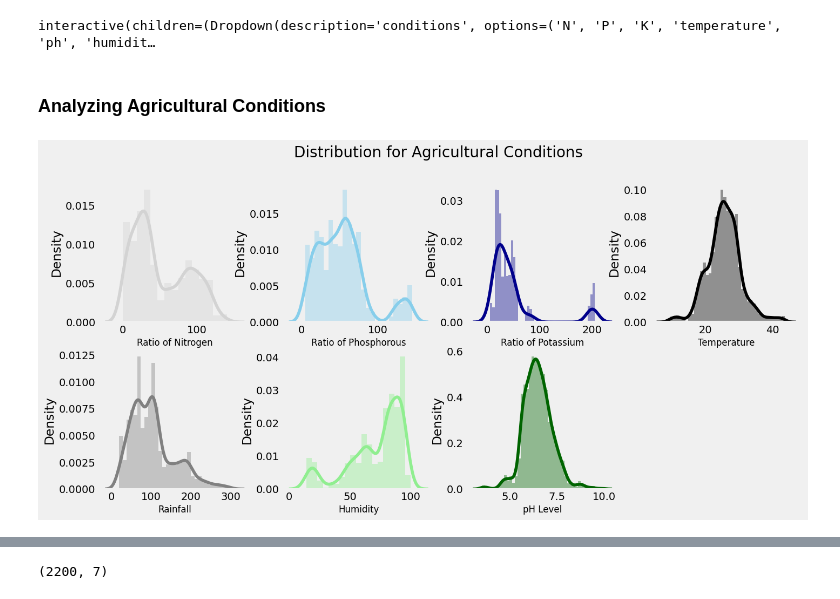
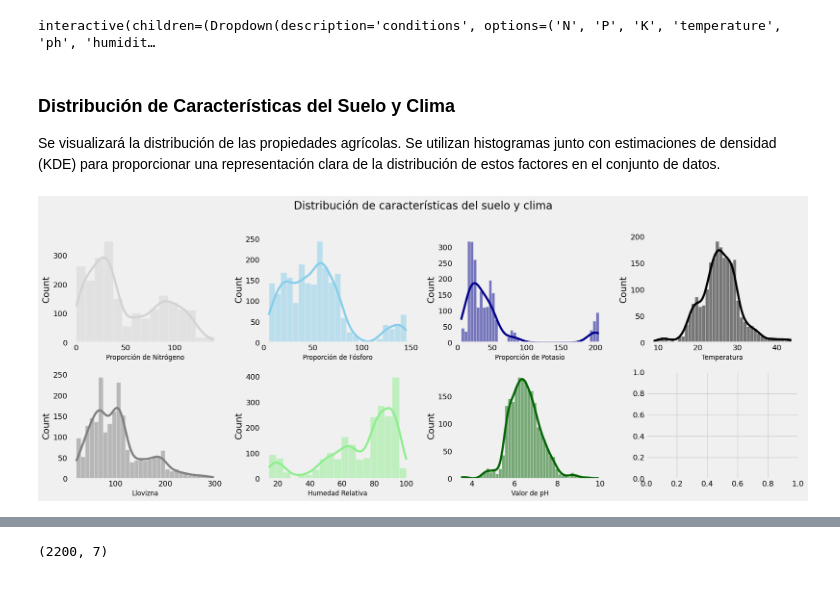
Before and after one commit to rodrigobarbaedu/scaling-umbrella, a Jupyter notebook: crop-analysis-clustering-and-prediction.ipynb, the cells around one changed output, grey strips where cells are left out. Drawn from its saved outputs; the diff is of its cells as text; code cells hidden in the pictures.

```diff
--- a/crop-analysis-clustering-and-prediction.ipynb
+++ b/crop-analysis-clustering-and-prediction.ipynb
@@ -184,51 +360,60 @@ def compare(conditions = ['N','P','K','temperature','ph','humidity','rainfall'])
 # %% [output]
 interactive(children=(Dropdown(description='conditions', options=('N', 'P', 'K', 'temperature', 'ph', 'humidit…
 # %% [markdown]
-### Analyzing Agricultural Conditions
+### **Distribución de Características del Suelo y Clima**
+
+Se visualizará la distribución de las propiedades agrícolas. Se utilizan histogramas junto con estimaciones de densidad (KDE) para proporcionar una representación clara de la distribución de estos factores en el conjunto de datos.
 # %%
-### Lets check the distribution of Agricultural Conditions
 import warnings
+
+# Ignorar advertencias
 warnings.filterwarnings('ignore')
 
-plt.rcParams['figure.figsize'] = (15, 7)
+# Ajustar el tamaño de la figura
+plt.rcParams['figure.figsize'] = (20, 8)  # Ancho máximo
 
-plt.subplot(2, 4, 1)
-sns.distplot(data['N'], color = 'lightgrey')
-plt.xlabel('Ratio of Nitrogen', fontsize = 12)
-plt.grid()
+# Crear la figura y los ejes
+fig, axes = plt.subplots(2, 4)
 
-plt.subplot(2, 4, 2)
-sns.distplot(data['P'], color = 'skyblue')
-plt.xlabel('Ratio of Phosphorous', fontsize = 12)
-plt.grid()
+# Distribución de N
+sns.histplot(data['N'], kde=True, color='lightgrey', ax=axes[0, 0])
+axes[0, 0].set_xlabel('Proporción de Nitrógeno', fontsize=12)
+axes[0, 0].grid()
 
-plt.subplot(2, 4, 3)
-sns.distplot(data['K'], color ='darkblue')
-plt.xlabel('Ratio of Potassium', fontsize = 12)
-plt.grid()
+# Distribución de P
+sns.histplot(data['P'], kde=True, color='skyblue', ax=axes[0, 1])
+axes[0, 1].set_xlabel('Proporción de Fósforo', fontsize=12)
+axes[0, 1].grid()
 
-plt.subplot(2, 4, 4)
-sns.distplot(data['temperature'], color = 'black')
-plt.xlabel('Temperature', fontsize = 12)
-plt.grid()
+# Distribución de K
+sns.histplot(data['K'], kde=True, color='darkblue', ax=axes[0, 2])
+axes[0, 2].set_xlabel('Proporción de Potasio', fontsize=12)
+axes[0, 2].grid()
 
-plt.subplot(2, 4, 5)
-sns.distplot(data['rainfall'], color = 'grey')
-plt.xlabel('Rainfall', fontsize = 12)
-plt.grid()
+# Distribución de Temperatura
+sns.histplot(data['temperature'], kde=True, color='black', ax=axes[0, 3])
+axes[0, 3].set_xlabel('Temperatura', fontsize=12)
+axes[0, 3].grid()
 
-plt.subplot(2, 4, 6)
-sns.distplot(data['humidity'], color = 'lightgreen')
-plt.xlabel('Humidity', fontsize = 12)
-plt.grid()
+# Distribución de Lluvia
+sns.histplot(data['rainfall'], kde=True, color='grey', ax=axes[1, 0])
+axes[1, 0].set_xlabel('Llovizna', fontsize=12)
+axes[1, 0].grid()
 
-plt.subplot(2, 4, 7)
-sns.distplot(data['ph'], color = 'darkgreen')
-plt.xlabel('pH Level', fontsize = 12)
-plt.grid()
+# Distribución de Humedad
+sns.histplot(data['humidity'], kde=True, color='lightgreen', ax=axes[1, 1])
+axes[1, 1].set_xlabel('Humedad Relativa', fontsize=12)
+axes[1, 1].grid()
 
-plt.suptitle('Distribution for Agricultural Conditions', fontsize = 20)
-plt.show()
+# Distribución de pH
+sns.histplot(data['ph'], kde=True, color='darkgreen', ax=axes[1, 2])
+axes[1, 2].set_xlabel('Valor de pH', fontsize=12)
+axes[1, 2].grid()
+
+# Ajustar el título
+plt.suptitle('Distribución de características del suelo y clima', fontsize=20)
+plt.tight_layout(rect=[0, 0, 1, 0.96])  # Ajustar el layout
+plt.show()  # Mostrar las gráficas
 # %% [output]
-[figure, old version]
+[figure, new version]
 # %%
```
Also changed, not shown: parts of 27 cells of this notebook.
